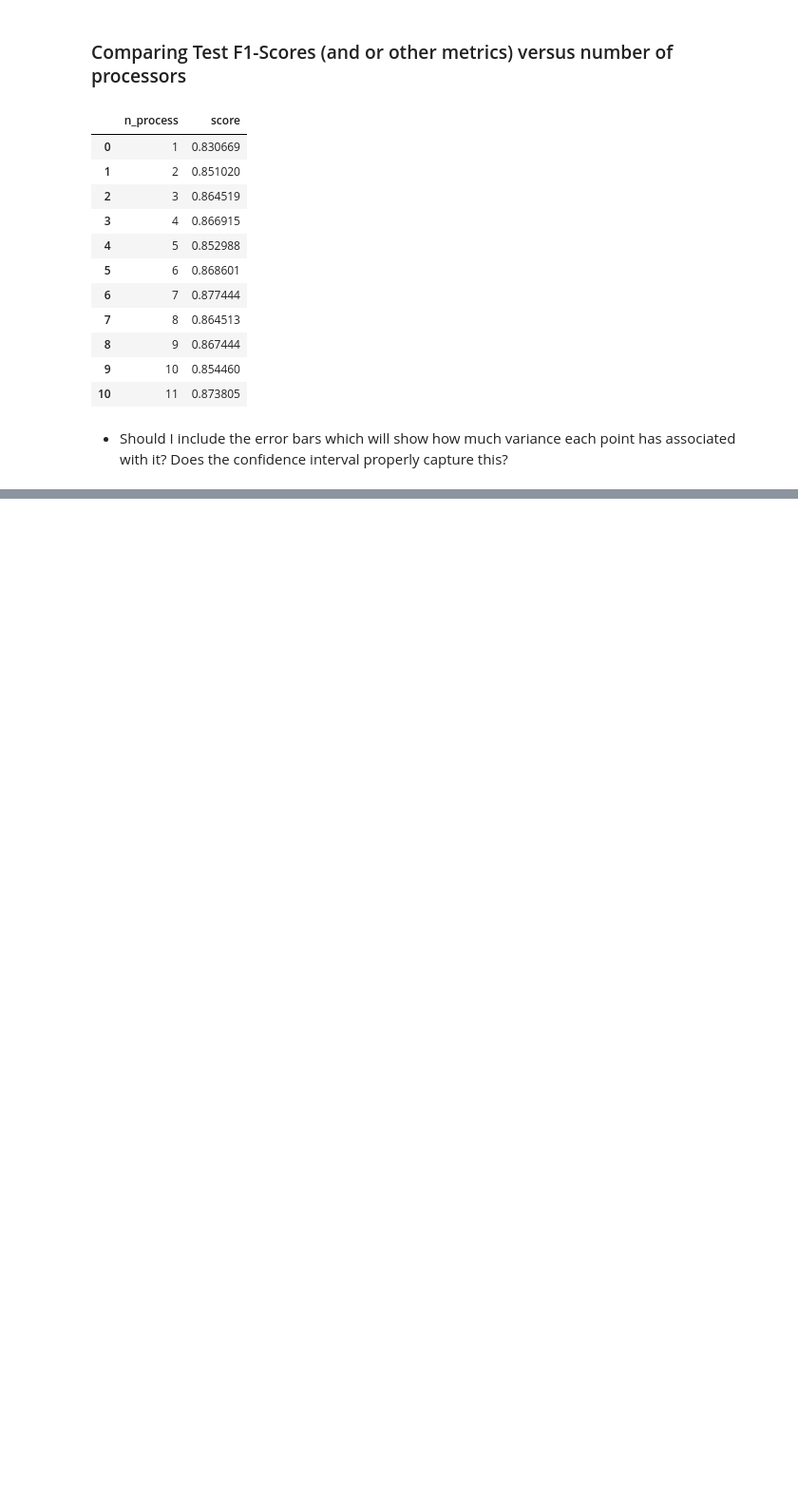
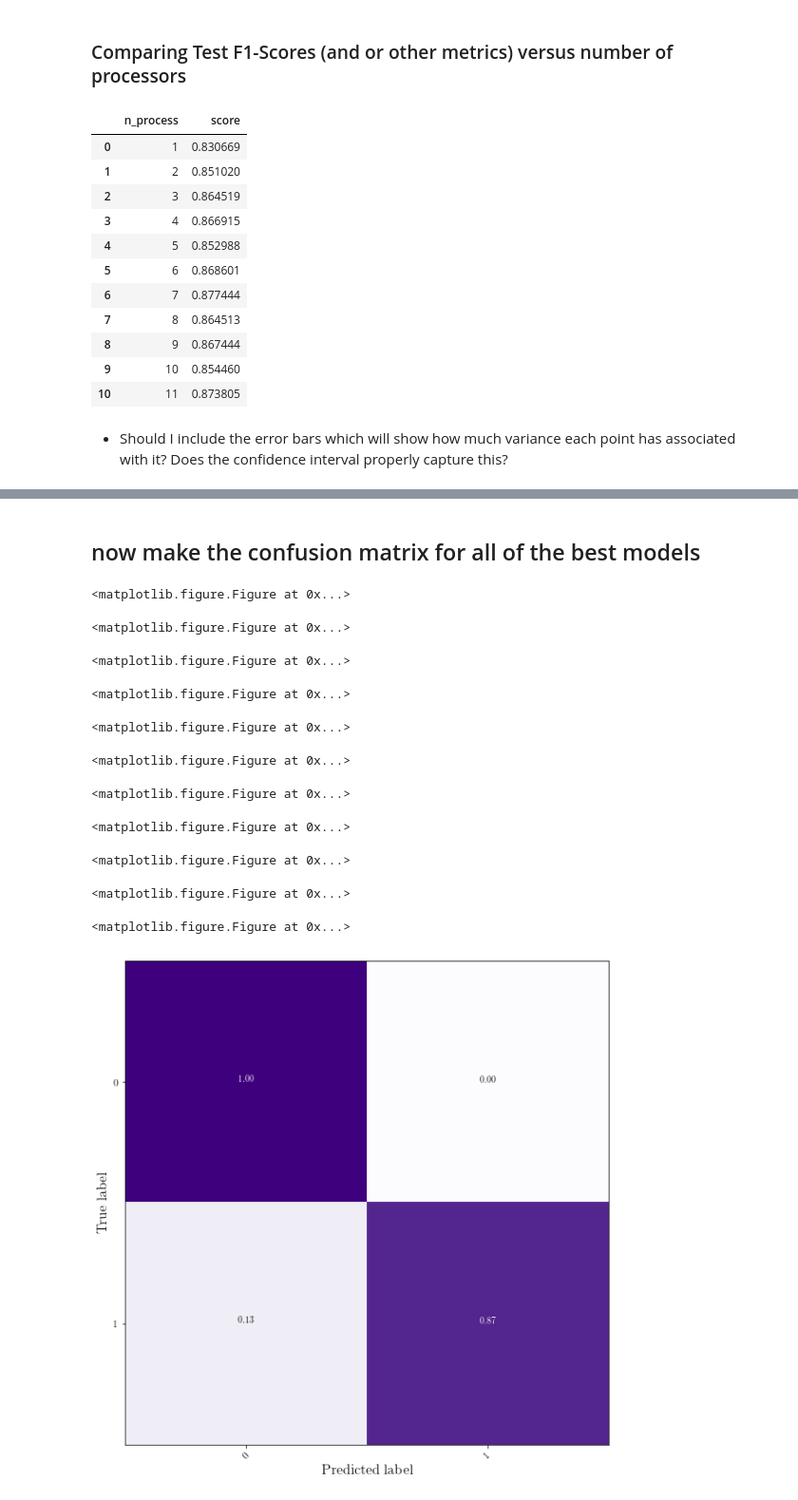
Before and after one commit to wderekjones/deep_protein_binding, a Jupyter notebook: results/evaluation_of_results.ipynb, the cells around one changed output, grey strips where cells are left out. Shown: that part at 95% size. Drawn from its saved outputs; the diff is of its cells as text; code cells hidden in the pictures; blank space fills up the shorter version.

```diff
--- a/results/evaluation_of_results.ipynb
+++ b/results/evaluation_of_results.ipynb
@@ -69,0 +164,33 @@ plt.savefig('f1_vs_processors.png', format='png')
+# %% [markdown]
+## now make the confusion matrix for all of the best models
+# %%
+from tqdm import tqdm
+best_result_df = pd.read_csv("/home/derek/workspace/deep_protein_binding/results/best_model_search_max_f1_score_models.csv", index_col=0)
+for idx, path in tqdm(enumerate(best_result_df.path)):
+    path = path.replace("/scratch/wdjo224", "/home/derek/workspace")
+    df = None
+    for file in os.listdir(path):
+        if "confusion" not in file:
+            df = pd.concat([df, pd.read_csv("{}/{}".format(path,file),index_col=0)])
+        else:
+            os.system("rm {}/{}".format(path,file))
+    y_true = df.true.apply(lambda x: np.argmax(np.fromstring(x.strip("[ ]"), sep=" ", dtype=np.float32)))
+    y_pred = df.pred.apply(lambda x: np.argmax(np.fromstring(x.strip("[ ]"), sep=" ", dtype=np.float32)))
+    cm = confusion_matrix(y_pred=y_pred, y_true=y_true)
+    plt.clf()
+    plt.figure(figsize=(10,10))
+    plot_confusion_matrix(cm, classes=[0,1], title="", normalize=True, cmap=plt.cm.Purples)
+    plt.savefig("{}/confusion_{}.png".format(path, idx+1), format="png")
+# %% [output]
+<matplotlib.figure.Figure at 0x...>
+<matplotlib.figure.Figure at 0x...>
+<matplotlib.figure.Figure at 0x...>
+<matplotlib.figure.Figure at 0x...>
+<matplotlib.figure.Figure at 0x...>
+<matplotlib.figure.Figure at 0x...>
+<matplotlib.figure.Figure at 0x...>
+<matplotlib.figure.Figure at 0x...>
+<matplotlib.figure.Figure at 0x...>
+<matplotlib.figure.Figure at 0x...>
+<matplotlib.figure.Figure at 0x...>
+[figure, added]
```
Also changed, not shown: parts of 16 cells of this notebook, 2 other files.
